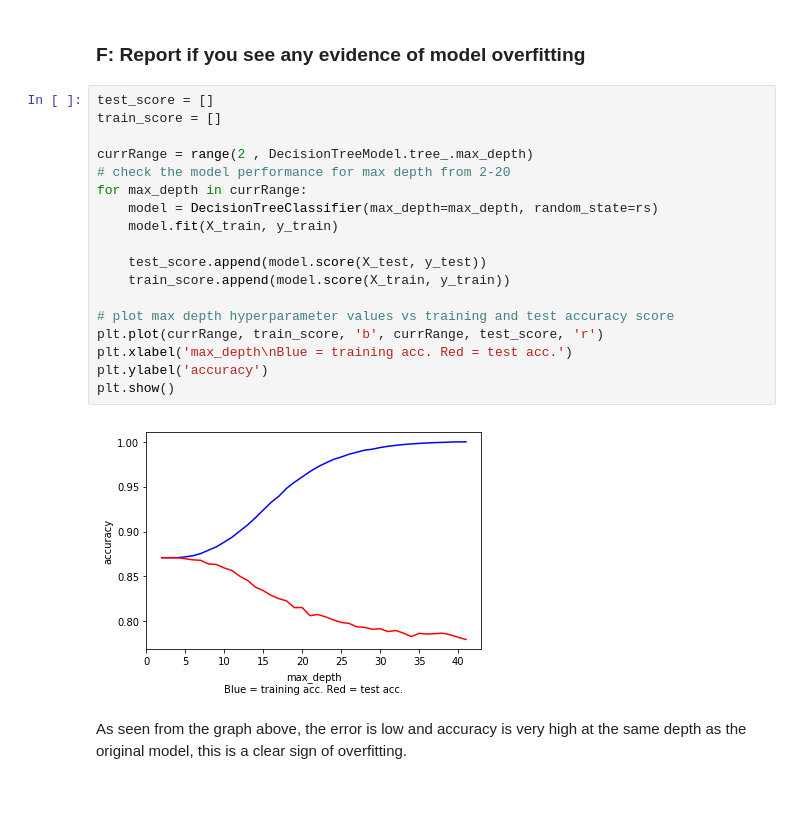
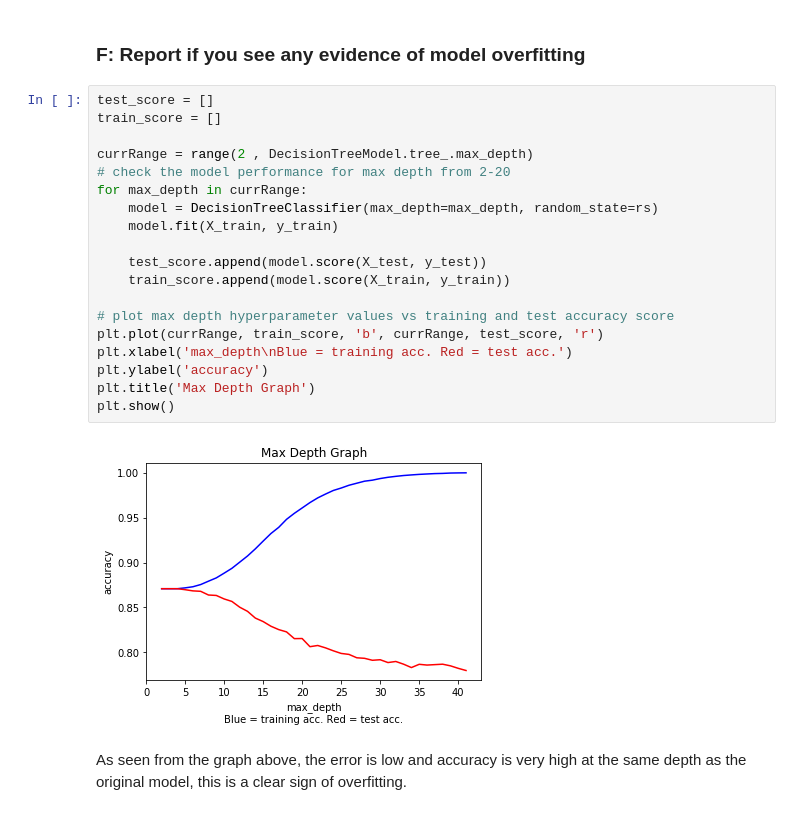
Before and after one commit to Cornelis-Personal/IFN645, a Jupyter notebook: Assignment_1/Ass1_cornel_Implementation.ipynb, the cells around one changed output. Saved outputs shown, nothing was run; the diff lists cells and outputs as text.

```diff
--- a/Assignment_1/Ass1_cornel_Implementation.ipynb
+++ b/Assignment_1/Ass1_cornel_Implementation.ipynb
@@ -431,23 +433,24 @@ AcquisitionRetailPrice : 0.0891230854833714
 # %%
 test_score = []
 train_score = []
 
 currRange = range(2 , DecisionTreeModel.tree_.max_depth)
 # check the model performance for max depth from 2-20
 for max_depth in currRange:
     model = DecisionTreeClassifier(max_depth=max_depth, random_state=rs)
     model.fit(X_train, y_train)
 
     test_score.append(model.score(X_test, y_test))
     train_score.append(model.score(X_train, y_train))
 
 # plot max depth hyperparameter values vs training and test accuracy score
 plt.plot(currRange, train_score, 'b', currRange, test_score, 'r')
 plt.xlabel('max_depth\nBlue = training acc. Red = test acc.')
 plt.ylabel('accuracy')
+plt.title('Max Depth Graph')
 plt.show()
 # %% [output]
-[figure, old version]
+[figure, new version]
 # %% [markdown]
 <p>As seen from the graph above, the error is low and accuracy is very high at the same depth as the original model, this is a clear sign of overfitting.</p>
 # %% [markdown]
```
Also changed, not shown: parts of 20 cells of this notebook.
